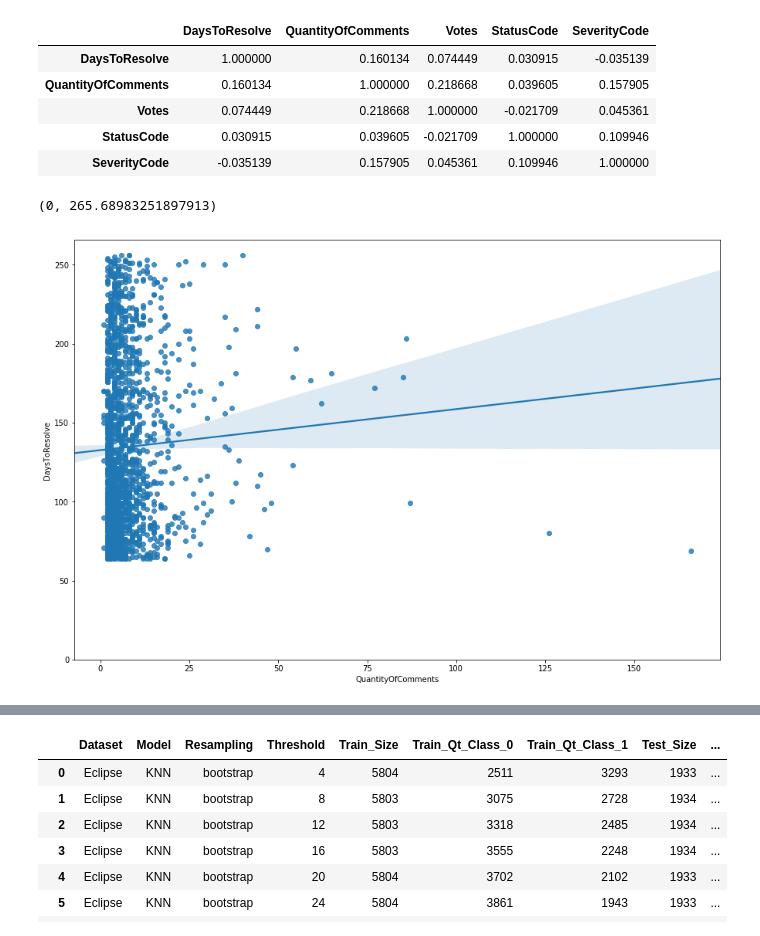
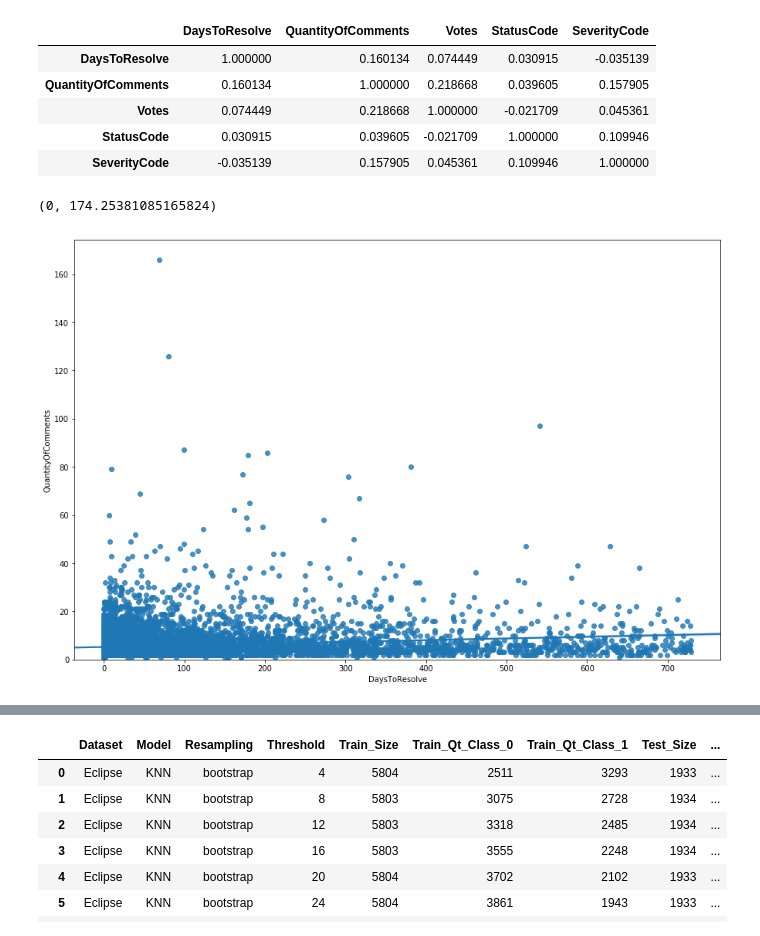
Before and after one commit to gomesluiz/my-doctorate, a Jupyter notebook: notebooks/20181121-long-lived-bug-prediction-analysis.ipynb, the cells around one changed output, grey strips where cells are left out. Drawn from its saved outputs; the diff is of its cells as text; code cells hidden in the pictures.

```diff
--- a/notebooks/20181121-long-lived-bug-prediction-analysis.ipynb
+++ b/notebooks/20181121-long-lived-bug-prediction-analysis.ipynb
@@ -44,13 +44,14 @@ reports[['DaysToResolve', 'QuantityOfComments', 'Votes', 'StatusCode', 'Severity
 # %%
 import matplotlib.pyplot as plt
 import seaborn as sns
 %matplotlib inline
 fig, ax = plt.subplots(figsize=(15,10))
-sns.regplot(data=reports.loc[(reports['DaysToResolve'] >= 64) & (reports['DaysToResolve'] <= 256),], y="DaysToResolve", x="QuantityOfComments")
+#sns.regplot(data=reports.loc[(reports['DaysToResolve'] >= 64) & (reports['DaysToResolve'] <= 256),], y="DaysToResolve", x="QuantityOfComments")
+sns.regplot(data=reports, x="DaysToResolve", y='QuantityOfComments')
 plt.ylim(0,)
 # %% [output]
-(0, 265.68983251897913)
+(0, 174.25381085165824)
-[figure, old version]
+[figure, new version]
 # %%
 import matplotlib.pyplot as plt
 import seaborn as sns
```
Also changed, not shown: parts of 9 cells of this notebook, 1 other file.
